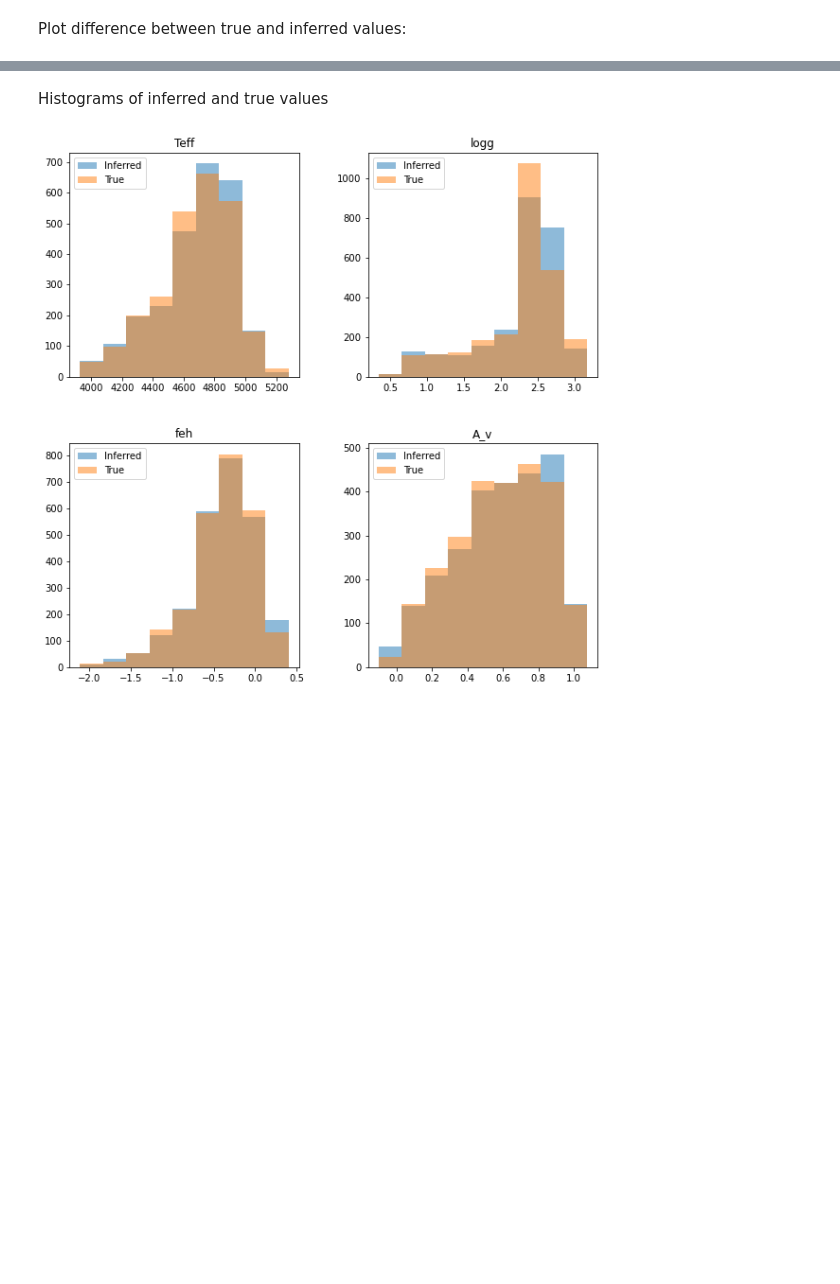
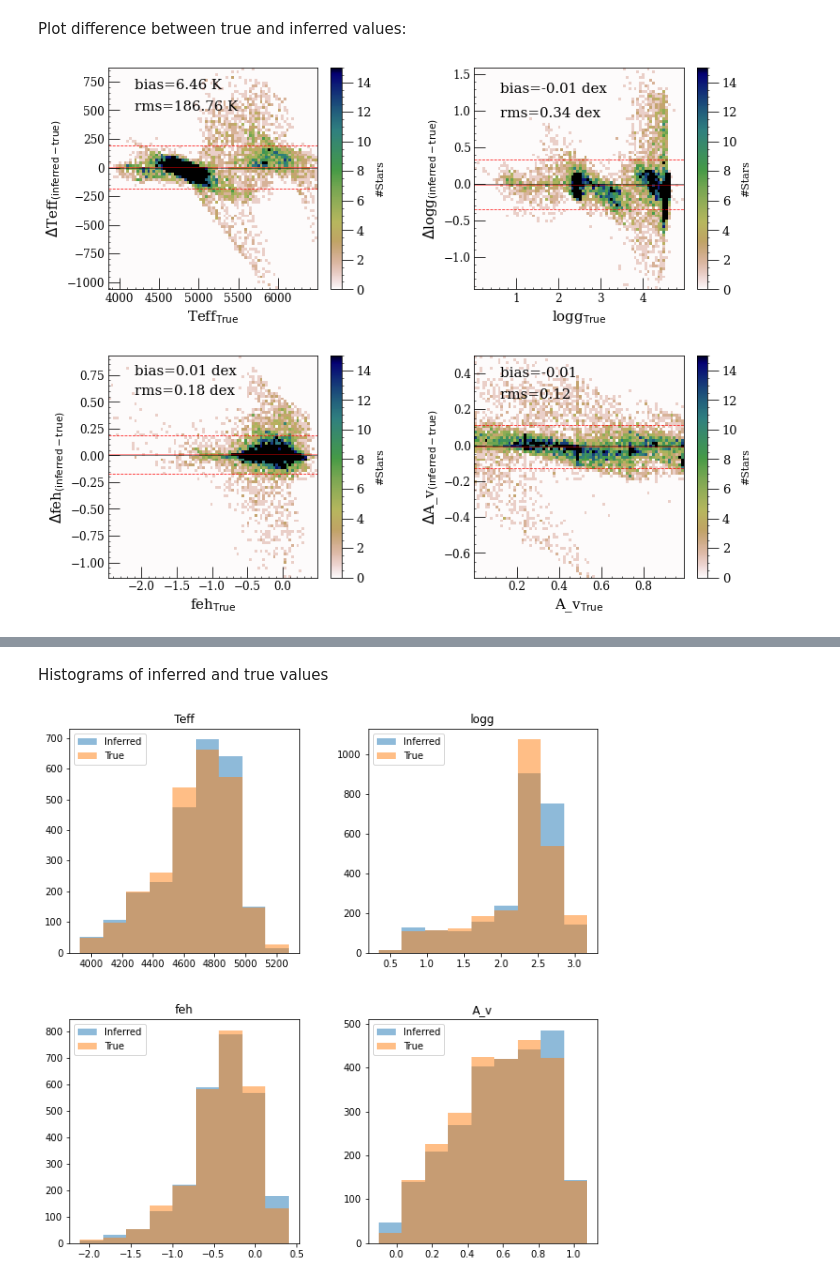
Before and after one commit to mlucey/apogee_bprp_params, a Jupyter notebook: apogee_bprp_params.ipynb, the cells around one changed output, grey strips where cells are left out. Saved outputs shown, nothing was run; the diff lists cells and outputs as text; code cells hidden in the pictures; blank space fills up the shorter version.

```diff
--- a/apogee_bprp_params.ipynb
+++ b/apogee_bprp_params.ipynb
@@ -184,12 +191,19 @@ p.show()
 # %% [markdown]
 Specify vectorizer, set up and train the model:
 # %%
-# Specify the vectorizer.
+# # Specify the vectorizer.
+# vectorizer = tc.vectorizer.PolynomialVectorizer(("Teff", "logg", "feh", "A_v"), 2)
+# # set up model
+# model = tc.CannonModel(train_t, train_xs, train_errs,
+#                        vectorizer=vectorizer, dispersion=wf)
+
+
 vectorizer = tc.vectorizer.PolynomialVectorizer(("Teff", "logg", "feh", "A_v"), 3)
-# set up model
+
 model = tc.CannonModel(train_t, train_xs, train_errs,
-                       vectorizer=vectorizer, dispersion=wf)
-
+    dispersion=wf, vectorizer=vectorizer)
+# # No regularization.
+model.regularization = 5
 
 # Train the model!
 model.train()
@@ -225,2 +240,42 @@ stty: stdin isn't a terminal
 # %% [markdown]
 Plot difference between true and inferred values:
+# %%
+font = {'family' : 'serif',
+        'weight' : 'regular',
+        'size'   : 11}
+
+import matplotlib
+fig, axs = p.subplots(2,2,figsize=(12,10))
+fig.subplots_adjust(hspace=0.3, wspace=0.4)
+p.rc('font', **font)
+p.rcParams['xtick.major.size'] = 12
+p.rcParams['xtick.labelsize'] = 12
+p.rcParams['ytick.major.size'] = 12
+p.rcParams['ytick.labelsize'] = 12
+p.rcParams["ytick.minor.visible"] =  True
+p.rcParams["xtick.minor.visible"] =  True
+
+
+unit = ['K', 'dex', 'dex', '']
+for i, param in enumerate(['Teff', 'logg', 'feh', 'A_v']):
+    ax = np.ravel(axs)[i]
+    h = ax.hist2d(t_subset[param][test_inds],test_labels[:,i] - t_subset[param][test_inds], bins=80,  cmap='gist_earth_r', vmin=0, vmax=15)
+    ax.axhline(y=0, c='k', alpha=.99, lw=.5)
+    bias = np.round(np.mean(test_labels[:,i] - t_subset[param][test_inds]), 2)
+    rms = np.round(np.std(test_labels[:,i] - t_subset[param][test_inds]), 2)
+    ax.axhline(y=bias, c='r', alpha=.9, lw=.5)
+    ax.axhline(y=bias+rms, c='r', alpha=.9, lw=.8, ls='--')
+    ax.axhline(y=bias-rms, c='r', alpha=.9, lw=.8, ls='--')
+    offset = (np.max(t_subset[param][test_inds]) - np.min(t_subset[param][test_inds]))/8
+    ax.text(offset+np.min(t_subset[param][test_inds]), np.max(test_labels[:,i] - t_subset[param][test_inds])-rms, "bias={a} {b}".format(a=bias, b=unit[i]), fontsize=15)
+    ax.text(offset+np.min(t_subset[param][test_inds]), np.max(test_labels[:,i] - t_subset[param][test_inds])-(2*rms), "rms={a} {b}".format(a=rms, b=unit[i]), fontsize=15)
+    #ax.text(0.1, 0.8, "rms={}".format(rms))
+    cbar = fig.colorbar(h[3], ax=ax, label='#Stars')
+    cbar.ax.tick_params(labelsize=13)
+    #ax.set_title(param)
+    ax.set_xlabel(param+r"$\rm _{{}True{}}$", fontsize=15)
+    ax.set_ylabel(r"$\rm \Delta$"+param+r"$\rm _{(inferred - true)}$", fontsize=15)
+    ax.tick_params(axis="both", which='both', direction="in")
+p.savefig("Diagnostic_Figs/inferred_vs_true_everything_hist2d_regularization5_poly3.pdf")
+# %% [output]
+[figure, added]
```
Also changed, not shown: parts of 11 cells of this notebook, 24 other files.
